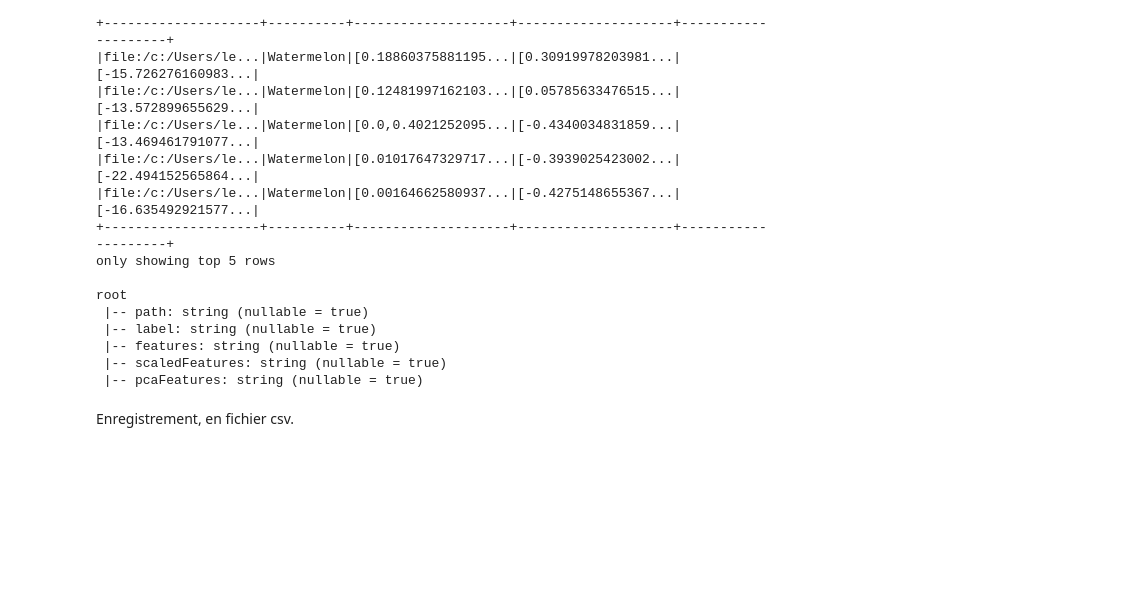
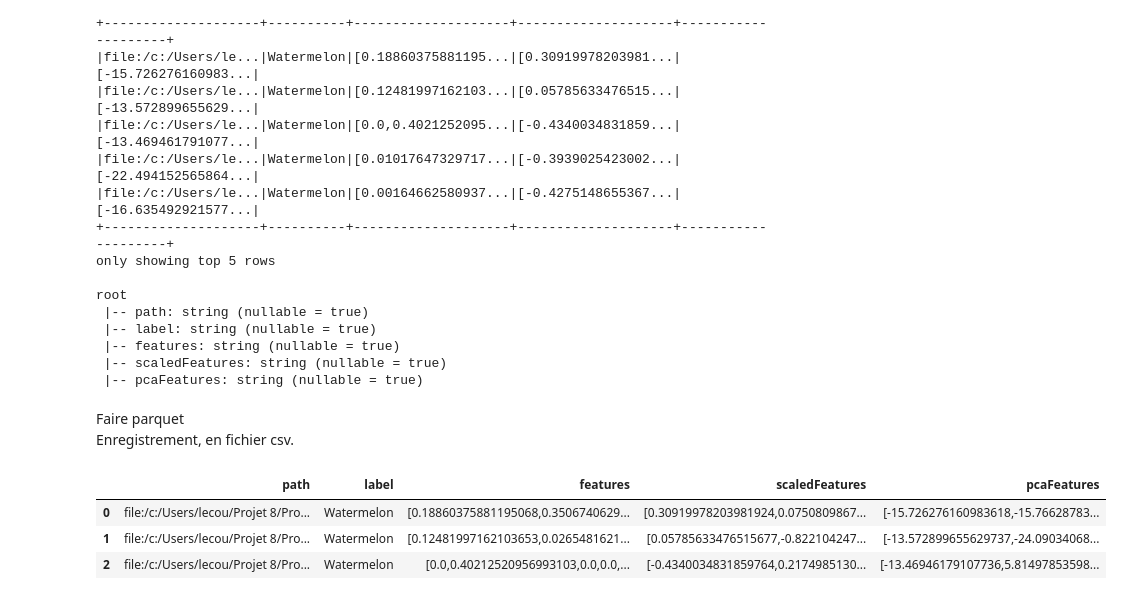
Before and after one commit to CecileLecoublet/Projet8, a Jupyter notebook: Projet 8.ipynb, the cells around one changed output. Drawn from its saved outputs; the diff is of its cells as text; code cells hidden in the pictures; blank space fills up the shorter version.

```diff
--- a/Projet 8.ipynb
+++ b/Projet 8.ipynb
@@ -456,5 +456,6 @@ root
  |-- scaledFeatures: string (nullable = true)
  |-- pcaFeatures: string (nullable = true)
 # %% [markdown]
+Faire parquet <br>
 Enregistrement, en fichier csv.
 # %%
@@ -462,0 +463,8 @@ df_1.write.option("header",True) \
+# %%
+df_2 = pd.read_parquet("Features", engine='pyarrow')
+df_2.head(3)
+# %% [output]
+|  | path | label | features | scaledFeatures | pcaFeatures |
+| 0 | file:/c:/Users/lecou/Projet 8/Pro... | Watermelon | [0.18860375881195068,0.3506740629... | [0.30919978203981924,0.0750809867... | [-15.726276160983618,-15.76628783... |
+| 1 | file:/c:/Users/lecou/Projet 8/Pro... | Watermelon | [0.12481997162103653,0.0265481621... | [0.05785633476515677,-0.822104247... | [-13.572899655629737,-24.09034068... |
+| 2 | file:/c:/Users/lecou/Projet 8/Pro... | Watermelon | [0.0,0.40212520956993103,0.0,0.0,... | [-0.4340034831859764,0.2174985130... | [-13.46946179107736,5.81497853598... |
```
Also changed, not shown: parts of 4 cells of this notebook, 43 other files.
